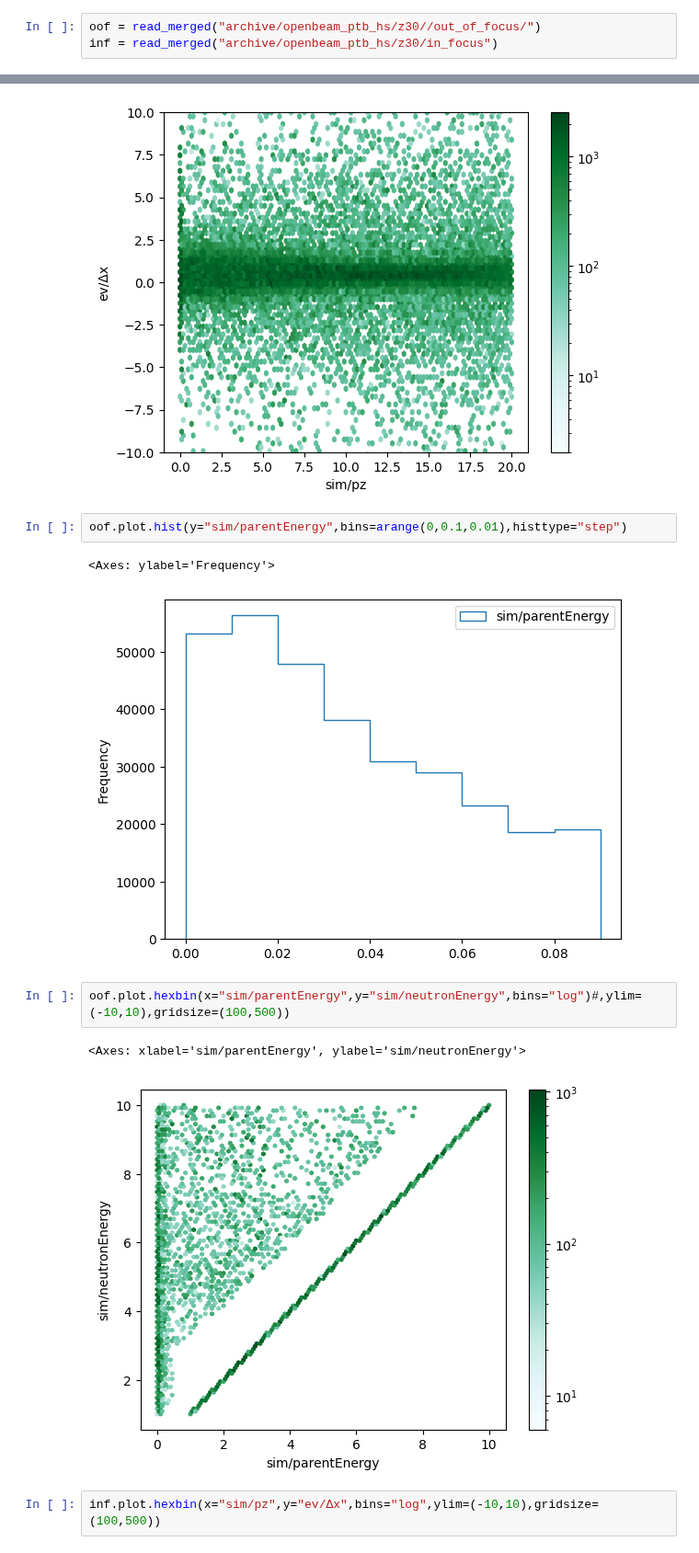
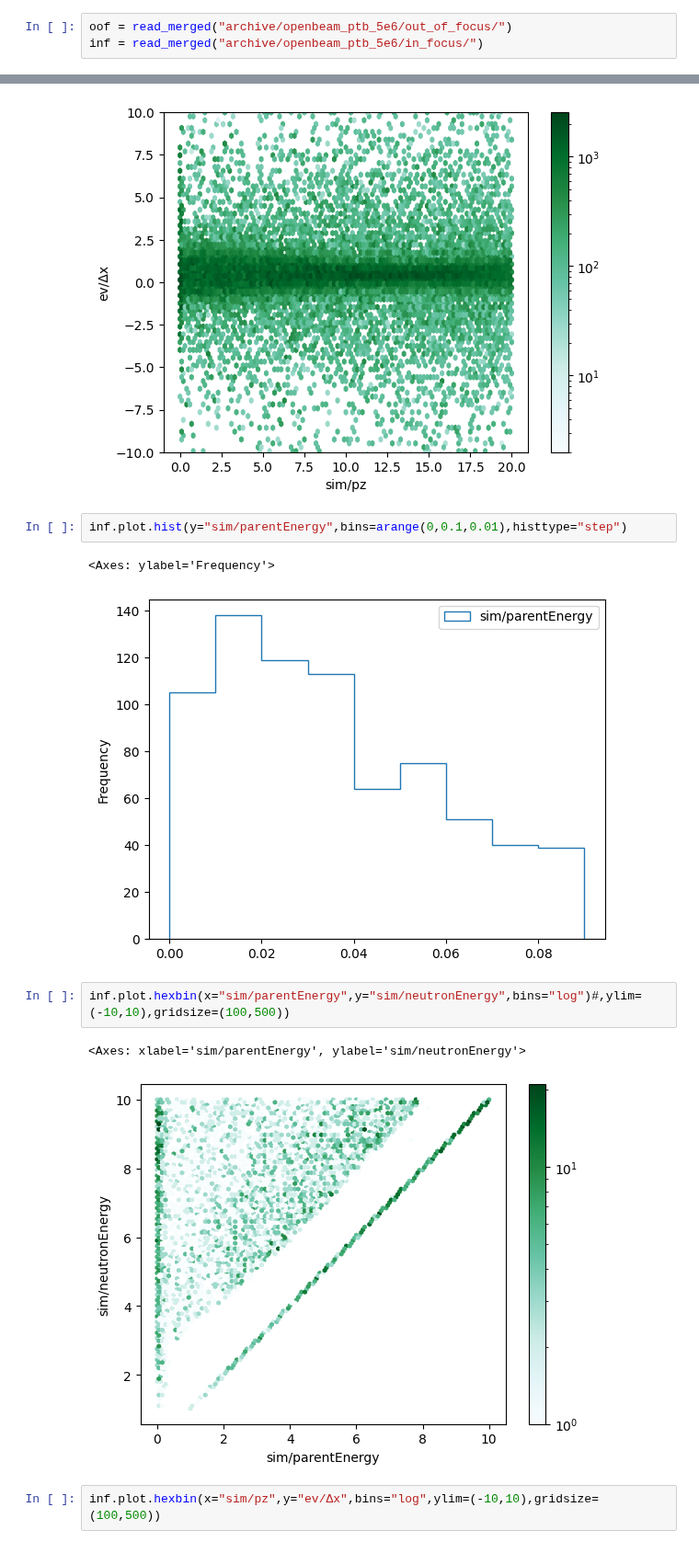
Before and after one commit to TsvikiHirsh/G4LumaCam, a Jupyter notebook: notebooks/read_merge_results.ipynb, the cells around one changed output, grey strips where cells are left out. Shown at 92% size. Cells and saved outputs as stored; diff of their text form.

```diff
--- a/notebooks/read_merge_results.ipynb
+++ b/notebooks/read_merge_results.ipynb
@@ -25,6 +27,6 @@ def read_merged(path="../z30"):
     df.name = path.stem
     return df
 # %%
-oof = read_merged("archive/openbeam_ptb_hs/z30//out_of_focus/")
-inf = read_merged("archive/openbeam_ptb_hs/z30/in_focus")
+oof = read_merged("archive/openbeam_ptb_5e6/out_of_focus/")
+inf = read_merged("archive/openbeam_ptb_5e6/in_focus/")
 # %%
@@ -38,15 +45,15 @@ oof.plot.hexbin(x="sim/pz",y="ev/Δx",bins="log",ylim=(-10,10),gridsize=(100,500
 <Axes: xlabel='sim/pz', ylabel='ev/Δx'>
 [figure]
 # %%
-oof.plot.hist(y="sim/parentEnergy",bins=arange(0,0.1,0.01),histtype="step")
+inf.plot.hist(y="sim/parentEnergy",bins=arange(0,0.1,0.01),histtype="step")
 # %% [output]
 <Axes: ylabel='Frequency'>
-[figure, old version]
+[figure, new version]
 # %%
-oof.plot.hexbin(x="sim/parentEnergy",y="sim/neutronEnergy",bins="log")#,ylim=(-10,10),gridsize=(100,500))
+inf.plot.hexbin(x="sim/parentEnergy",y="sim/neutronEnergy",bins="log")#,ylim=(-10,10),gridsize=(100,500))
 # %% [output]
 <Axes: xlabel='sim/parentEnergy', ylabel='sim/neutronEnergy'>
-[figure, old version]
+[figure, new version]
 # %%
 inf.plot.hexbin(x="sim/pz",y="ev/Δx",bins="log",ylim=(-10,10),gridsize=(100,500))
 # %% [output]
```
Also changed, not shown: parts of 19 cells of this notebook, 3 other files.
